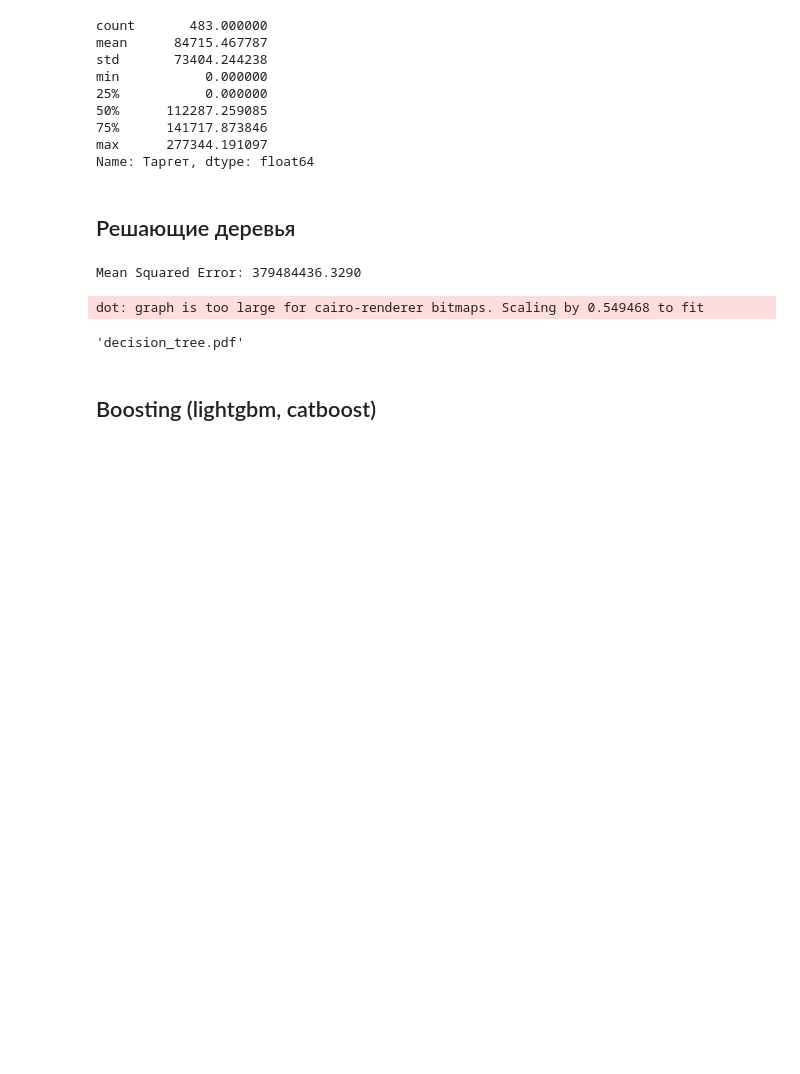
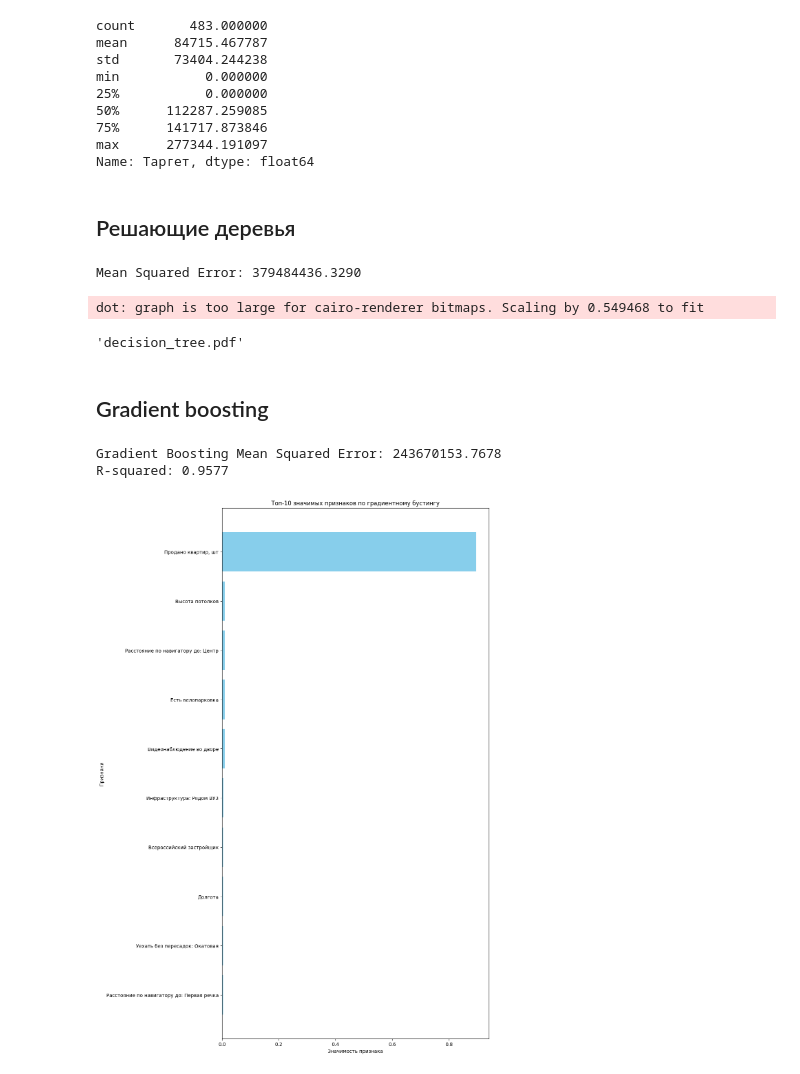
Before and after one commit to katitou/DS-FEIP, a Jupyter notebook: dataset_ml.ipynb, the cells around one changed output. Saved outputs shown, nothing was run; the diff lists cells and outputs as text; code cells hidden in the pictures; blank space fills up the shorter version.

Commit message:
Realize gradient boosting

```diff
--- a/dataset_ml.ipynb
+++ b/dataset_ml.ipynb
@@ -112,5 +112,5 @@ graph.view()
 # %% [output]
 dot: graph is too large for cairo-renderer bitmaps. Scaling by 0.549468 to fit
 'decision_tree.pdf'
-# %% [markdown]
-## Boosting (lightgbm, catboost)
+# %% [markdown]
+## Gradient boosting
@@ -116,0 +120,35 @@ dot: graph is too large for cairo-renderer bitmaps. Scaling by 0.549468 to fit
+# %%
+gbrt = GradientBoostingRegressor(n_estimators=100, learning_rate=0.1, random_state=42)
+gbrt.fit(X_train_scaled, y_train)
+
+y_pred_gb = gbrt.predict(X_test_scaled)
+mse_gb = mean_squared_error(y_test, y_pred_gb)
+print(f'Gradient Boosting Mean Squared Error: {mse_gb:.4f}')
+
+r2 = r2_score(y_test, y_pred_gb)
+print(f'R-squared: {r2:.4f}')
+# %% [output]
+Gradient Boosting Mean Squared Error: 243670153.7678
+R-squared: 0.9577
+# %%
+feature_importances = gbrt.feature_importances_
+print(f'Feature Importances:\n{feature_importances}')
+
+feature_names = X.columns
+
+importance_df = pd.DataFrame({
+    'Feature': feature_names,
+    'Importance': feature_importances
+})
+# %%
+importance_df = importance_df.sort_values(by='Importance', ascending=False).head(10)
+
+plt.figure(figsize=(10, 20))
+plt.barh(importance_df['Feature'], importance_df['Importance'], color='skyblue')
+plt.xlabel('Значимость признака')
+plt.ylabel('Признаки')
+plt.title('Топ-10 значимых признаков по градиентному бустингу')
+plt.gca().invert_yaxis()
+plt.show()
+# %% [output]
+[figure, added]
```
Also changed, not shown: parts of 1 cell of this notebook.
